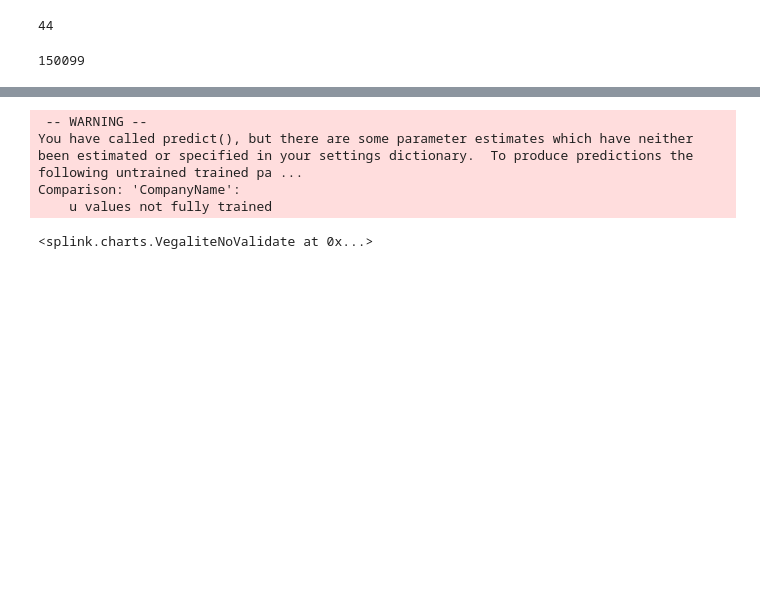
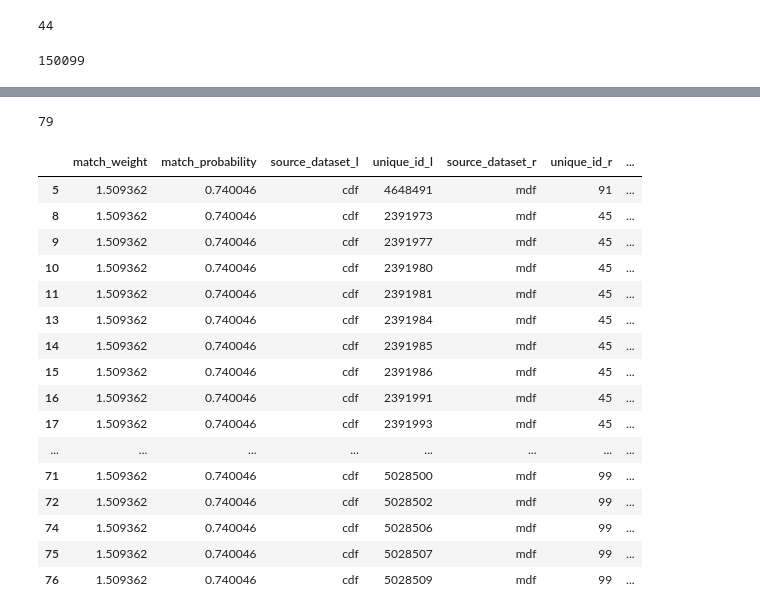
Before and after one commit to mshearer0/HandsOnEntityResolution, a Jupyter notebook: CompanyMatch.ipynb, the cells around one changed output, grey strips where cells are left out. Drawn from its saved outputs; the diff is of its cells as text; code cells hidden in the pictures; blank space fills up the shorter version.

```diff
--- a/CompanyMatch.ipynb
+++ b/CompanyMatch.ipynb
@@ -154,7 +154,8 @@ settings = {
         "l.Postcode = r.Postcode",
     ],
     "comparisons": [
-        cl.jaro_winkler_at_thresholds("CompanyName",distance_threshold_or_thresholds=[0.9]),
+        cl.jaro_winkler_at_thresholds("CompanyName",[0.9]),
+ #       cl.exact_match("Location"),
     ],
     "retain_intermediate_calculation_columns" : True,
     "retain_matching_columns" : True
@@ -195,17 +198,27 @@ Your model is not yet fully trained. Missing estimates for:
 <EMTrainingSession, blocking on l.Postcode = r.Postcode, deactivating comparisons >
-# %%
-results = linker.predict()
-# %% [output]
- -- WARNING --
-You have called predict(), but there are some parameter estimates which have neither been estimated or specified in your settings dictionary.  To produce predictions the following untrained trained pa ...
-Comparison: 'CompanyName':
-    u values not fully trained
-# %%
-resultsdf = results.as_pandas_dataframe()
-bespoke = resultsdf[resultsdf['CompanyName_l']=='AIR RESOURCES']
-linker.waterfall_chart(bespoke.to_dict(orient='records'), filter_nulls=False)
-# %% [output]
-<splink.charts.VegaliteNoValidate at 0x...>
 # %%
-df_splink = linker.predict(threshold_match_probability = 0.001).as_pandas_dataframe()
+df_splink = linker.predict(threshold_match_probability=0.7).as_pandas_dataframe()
 len(df_splink)
+# %% [output]
+79
+# %%
+df_nonexact = df_splink[(df_splink['CompanyName_l']!=df_splink['CompanyName_r'])]
+df_nonexact
+# %% [output]
+|  | match_weight | match_probability | source_dataset_l | unique_id_l | source_dataset_r | unique_id_r | ... |
+| 5 | 1.509362 | 0.740046 | cdf | 4648491 | mdf | 91 | ... |
+| 8 | 1.509362 | 0.740046 | cdf | 2391973 | mdf | 45 | ... |
+| 9 | 1.509362 | 0.740046 | cdf | 2391977 | mdf | 45 | ... |
+| 10 | 1.509362 | 0.740046 | cdf | 2391980 | mdf | 45 | ... |
+| 11 | 1.509362 | 0.740046 | cdf | 2391981 | mdf | 45 | ... |
+| 13 | 1.509362 | 0.740046 | cdf | 2391984 | mdf | 45 | ... |
+| 14 | 1.509362 | 0.740046 | cdf | 2391985 | mdf | 45 | ... |
+| 15 | 1.509362 | 0.740046 | cdf | 2391986 | mdf | 45 | ... |
+| 16 | 1.509362 | 0.740046 | cdf | 2391991 | mdf | 45 | ... |
+| 17 | 1.509362 | 0.740046 | cdf | 2391993 | mdf | 45 | ... |
+| ... | ... | ... | ... | ... | ... | ... | ... |
+| 71 | 1.509362 | 0.740046 | cdf | 5028500 | mdf | 99 | ... |
+| 72 | 1.509362 | 0.740046 | cdf | 5028502 | mdf | 99 | ... |
+| 74 | 1.509362 | 0.740046 | cdf | 5028506 | mdf | 99 | ... |
+| 75 | 1.509362 | 0.740046 | cdf | 5028507 | mdf | 99 | ... |
+| 76 | 1.509362 | 0.740046 | cdf | 5028509 | mdf | 99 | ... |
```
Also changed, not shown: parts of 4 cells of this notebook, 4 other files.
